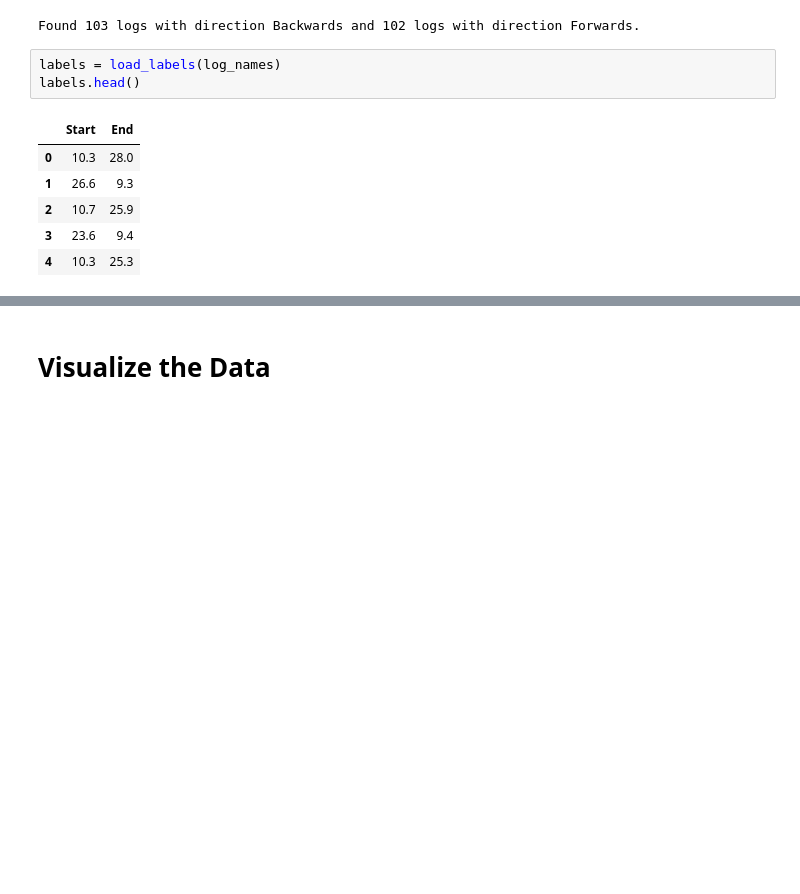
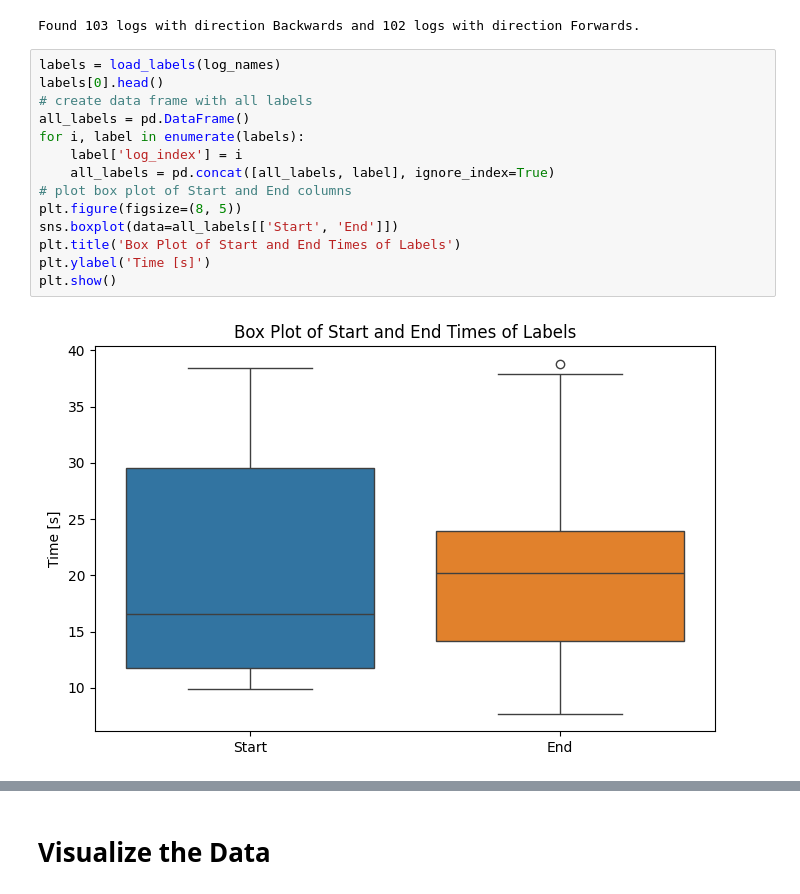
Before and after one commit to oskarboesch/TREX-Semester-Project, a Jupyter notebook: notebooks/data_anaylsis.ipynb, the cells around one changed output, grey strips where cells are left out. Saved outputs shown, nothing was run; the diff lists cells and outputs as text; blank space fills up the shorter version.

```diff
--- a/notebooks/data_anaylsis.ipynb
+++ b/notebooks/data_anaylsis.ipynb
@@ -47,11 +47,17 @@ print(f"Found {sum(log_names['direction'] == 'Backward')} logs with direction Ba
 Found 103 logs with direction Backwards and 102 logs with direction Forwards.
 # %%
 labels = load_labels(log_names)
-labels.head()
+labels[0].head()
+# create data frame with all labels
+all_labels = pd.DataFrame()
+for i, label in enumerate(labels):
+    label['log_index'] = i
+    all_labels = pd.concat([all_labels, label], ignore_index=True)
+# plot box plot of Start and End columns
+plt.figure(figsize=(8, 5))
+sns.boxplot(data=all_labels[['Start', 'End']])
+plt.title('Box Plot of Start and End Times of Labels')
+plt.ylabel('Time [s]')
+plt.show()
 # %% [output]
-|  | Start | End |
-| 0 | 10.3 | 28.0 |
-| 1 | 26.6 | 9.3 |
-| 2 | 10.7 | 25.9 |
-| 3 | 23.6 | 9.4 |
-| 4 | 10.3 | 25.3 |
+[figure, added]
```
Also changed, not shown: parts of 5 cells of this notebook, 7 other files.
